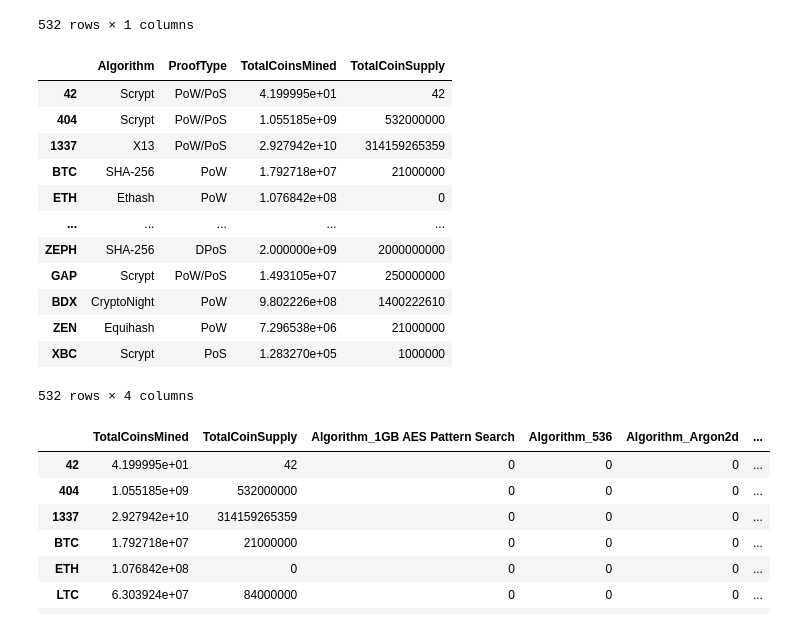
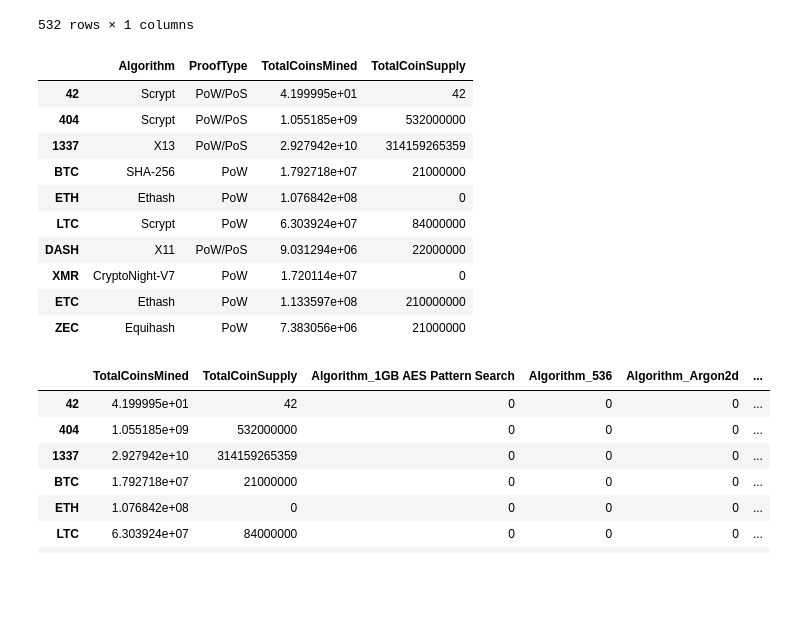
Before and after one commit to jlemus1367/Cryptocurrencies, a Jupyter notebook: crypto_clustering.ipynb, the cells around one changed output. Saved outputs shown, nothing was run; the diff lists cells and outputs as text; code cells hidden in the pictures; blank space fills up the shorter version.

```diff
--- a/crypto_clustering.ipynb
+++ b/crypto_clustering.ipynb
@@ -109,21 +121,19 @@ names_df
 # %%
 # Drop the 'CoinName' column since it's not going to be used on the clustering algorithm.
 crypto_df = crypto_df.drop(['CoinName'], axis=1)
-crypto_df
+crypto_df.head(10)
 # %% [output]
 |  | Algorithm | ProofType | TotalCoinsMined | TotalCoinSupply |
 | 42 | Scrypt | PoW/PoS | 4.199995e+01 | 42 |
 | 404 | Scrypt | PoW/PoS | 1.055185e+09 | 532000000 |
 | 1337 | X13 | PoW/PoS | 2.927942e+10 | 314159265359 |
 | BTC | SHA-256 | PoW | 1.792718e+07 | 21000000 |
 | ETH | Ethash | PoW | 1.076842e+08 | 0 |
-| ... | ... | ... | ... | ... |
-| ZEPH | SHA-256 | DPoS | 2.000000e+09 | 2000000000 |
-| GAP | Scrypt | PoW/PoS | 1.493105e+07 | 250000000 |
-| BDX | CryptoNight | PoW | 9.802226e+08 | 1400222610 |
-| ZEN | Equihash | PoW | 7.296538e+06 | 21000000 |
-| XBC | Scrypt | PoS | 1.283270e+05 | 1000000 |
+| LTC | Scrypt | PoW | 6.303924e+07 | 84000000 |
+| DASH | X11 | PoW/PoS | 9.031294e+06 | 22000000 |
+| XMR | CryptoNight-V7 | PoW | 1.720114e+07 | 0 |
+| ETC | Ethash | PoW | 1.133597e+08 | 210000000 |
+| ZEC | Equihash | PoW | 7.383056e+06 | 21000000 |
-532 rows × 4 columns
 # %%
 # Use get_dummies() to create variables for text features.
 X = pd.get_dummies(crypto_df, columns=['Algorithm', 'ProofType'])
```
Also changed, not shown: parts of 4 cells of this notebook.
